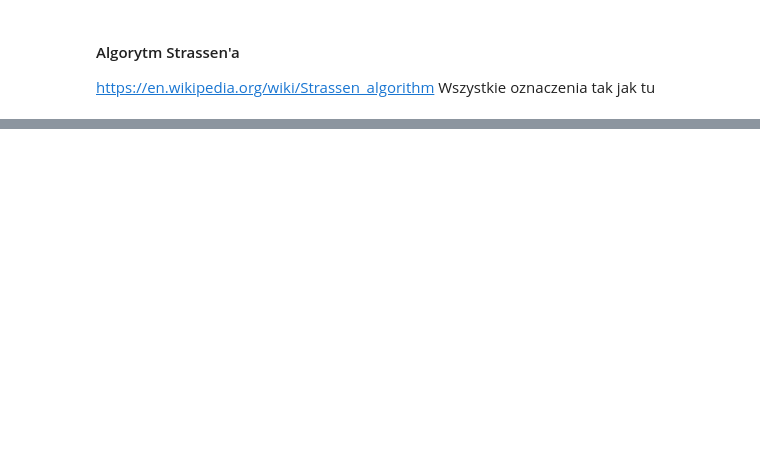
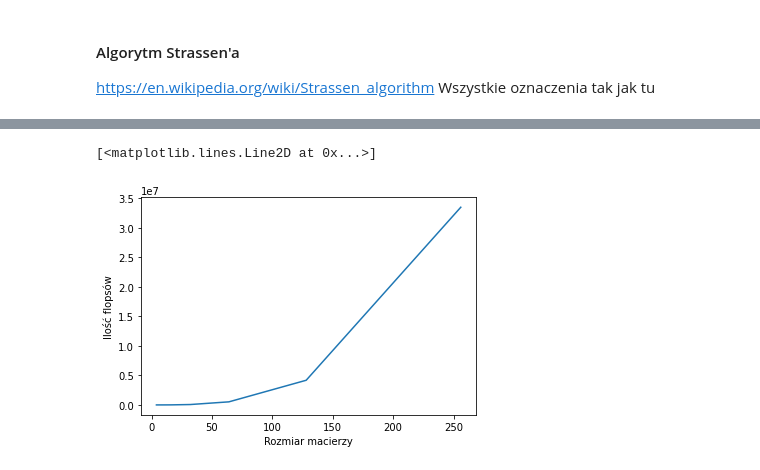
Before and after one commit to pweglik/matrix-algoritms, a Jupyter notebook: lab1/macierzowe.ipynb, the cells around one changed output, grey strips where cells are left out. Drawn from its saved outputs; the diff is of its cells as text; code cells hidden in the pictures; blank space fills up the shorter version.

```diff
--- a/lab1/macierzowe.ipynb
+++ b/lab1/macierzowe.ipynb
@@ -258,0 +294,7 @@ Number of operations: 24
+# %%
+plt.xlabel("Rozmiar macierzy")
+plt.ylabel("Ilość flopsów")
+plt.plot(powers, flops_binet)
+# %% [output]
+[<matplotlib.lines.Line2D at 0x...>]
+[figure, added]
```
Also changed, not shown: parts of 14 cells of this notebook, 7 other files.
